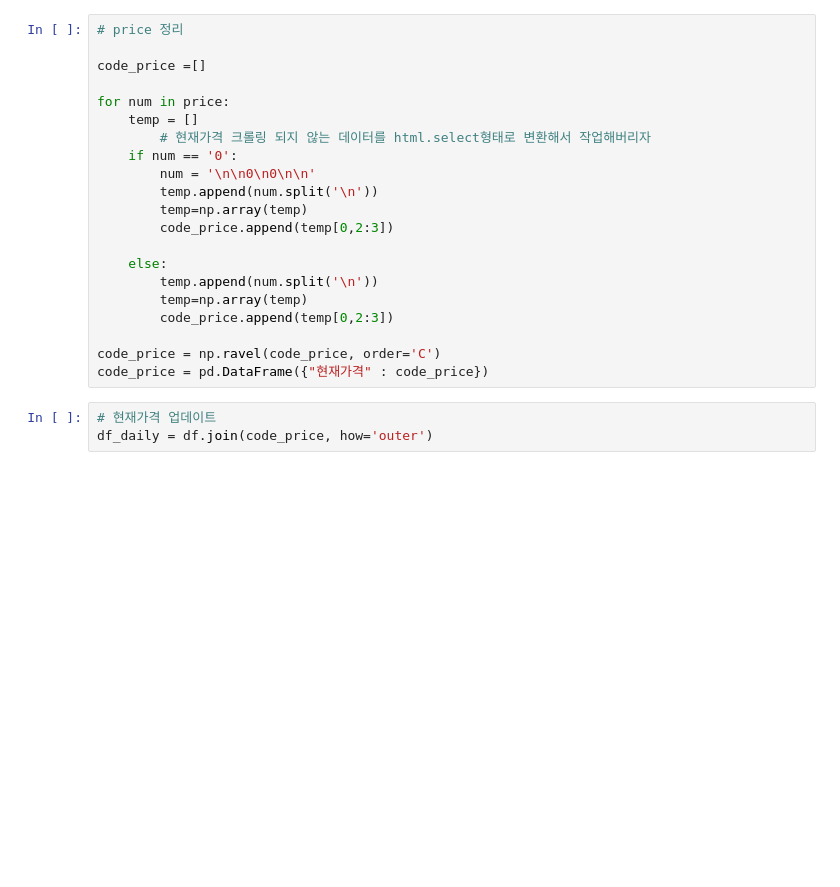
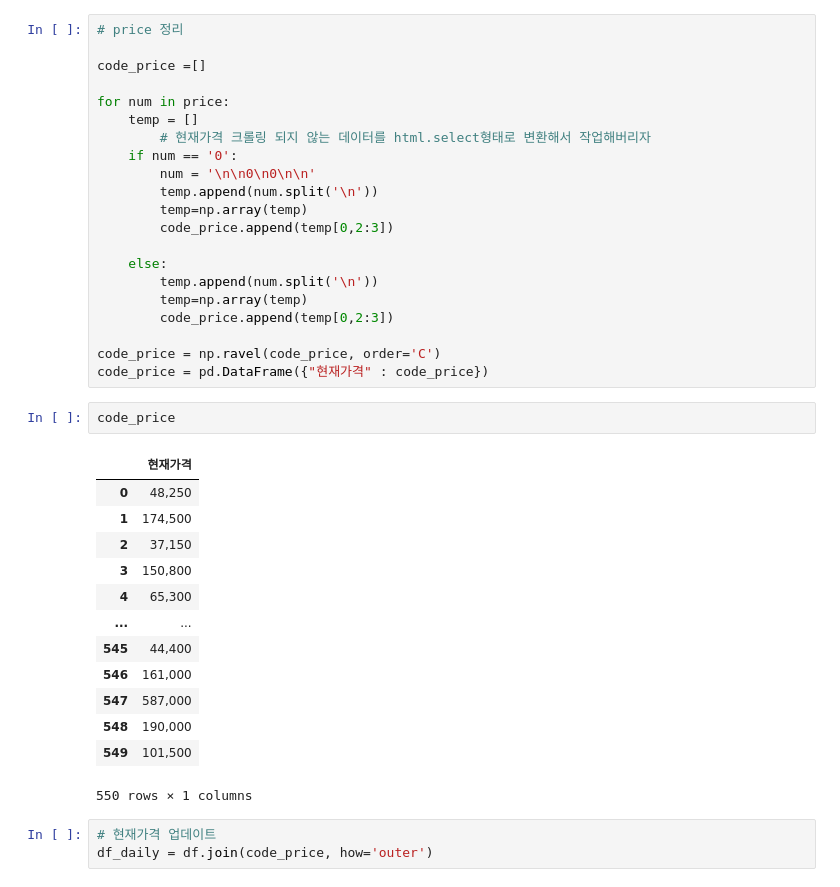
Before and after one commit to PpangPpang93/TIL, a Jupyter notebook: python/210920-Python-crawler-증권데이터practice.ipynb, the cells around one changed output. Cells and saved outputs as stored; diff of their text form; blank space fills up the shorter version.

```diff
--- a/python/210920-Python-crawler-증권데이터practice.ipynb
+++ b/python/210920-Python-crawler-증권데이터practice.ipynb
@@ -155,6 +172,22 @@ for num in price:
 
 code_price = np.ravel(code_price, order='C')
 code_price = pd.DataFrame({"현재가격" : code_price})
+# %%
+code_price
+# %% [output]
+|  | 현재가격 |
+| 0 | 48,250 |
+| 1 | 174,500 |
+| 2 | 37,150 |
+| 3 | 150,800 |
+| 4 | 65,300 |
+| ... | ... |
+| 545 | 44,400 |
+| 546 | 161,000 |
+| 547 | 587,000 |
+| 548 | 190,000 |
+| 549 | 101,500 |
+550 rows × 1 columns
 # %%
 # 현재가격 업데이트
 df_daily = df.join(code_price, how='outer')
```
Also changed, not shown: parts of 7 cells of this notebook.
